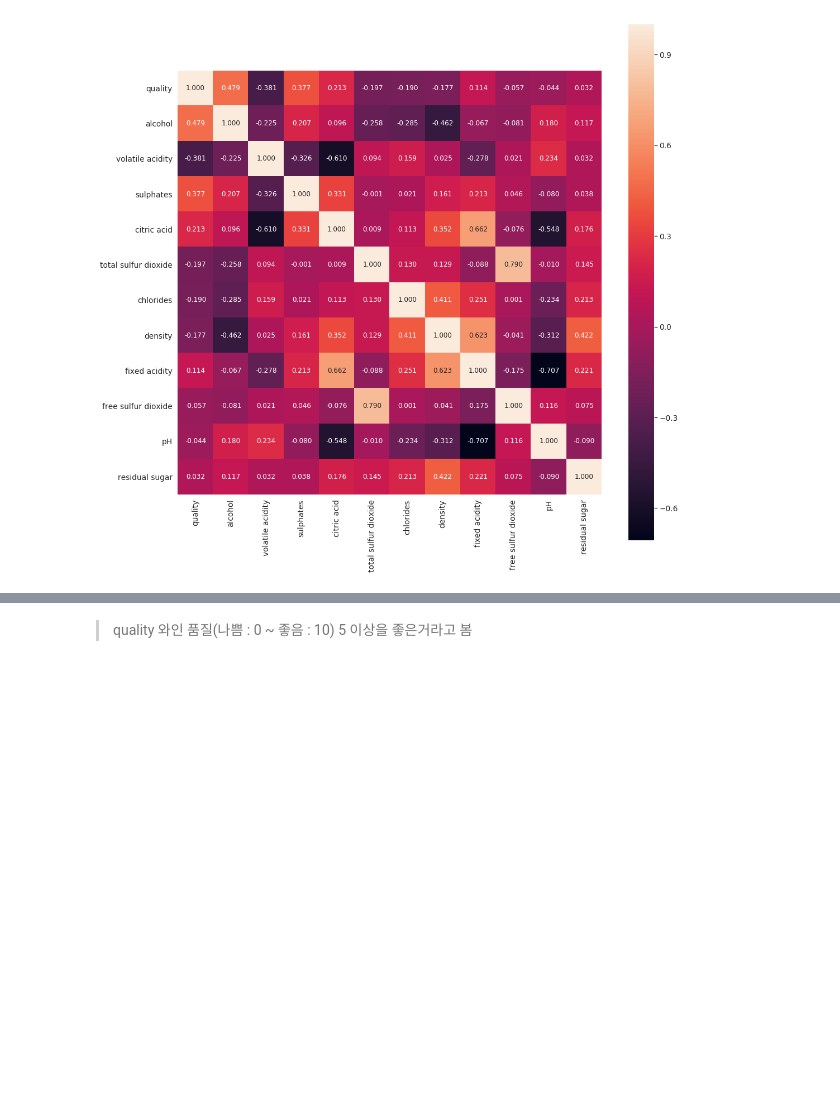
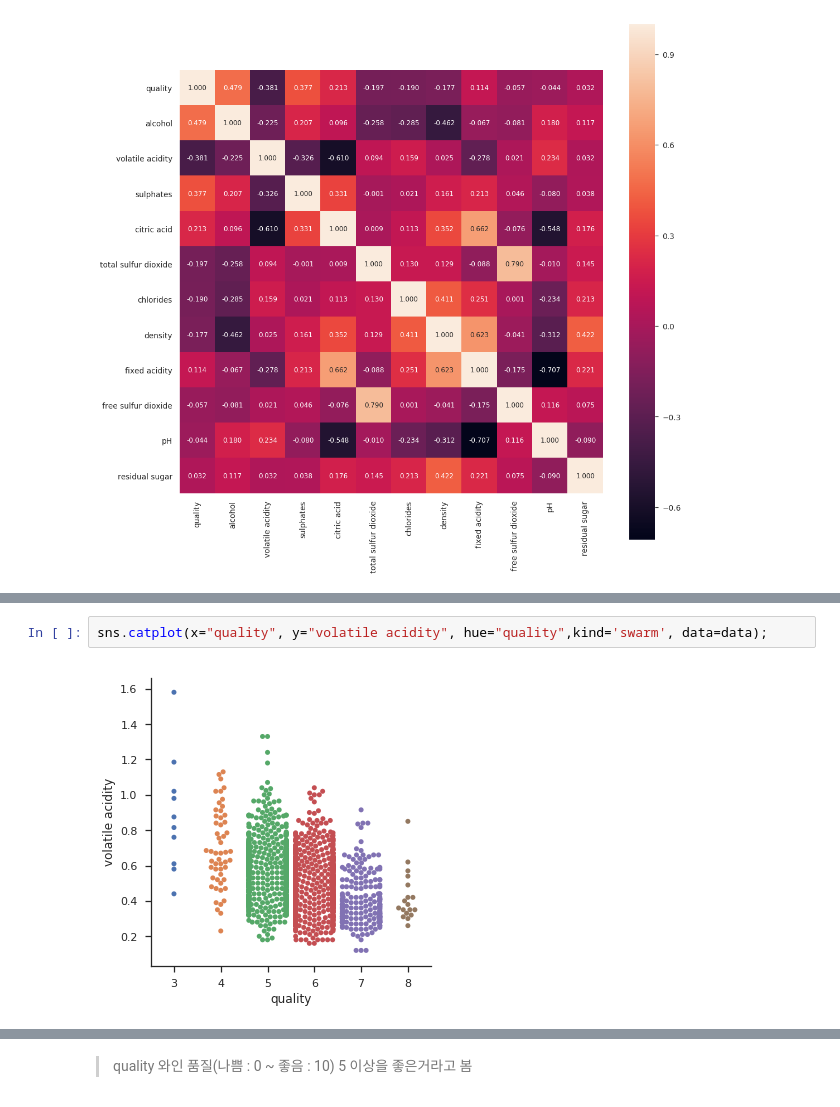
Before and after one commit to wonbae/wine-quality-sales, a Jupyter notebook: Redwine-analysis.ipynb, the cells around one changed output, grey strips where cells are left out. Saved outputs shown, nothing was run; the diff lists cells and outputs as text; blank space fills up the shorter version.

```diff
--- a/Redwine-analysis.ipynb
+++ b/Redwine-analysis.ipynb
@@ -174,0 +210,4 @@ sns.heatmap(cor.astype(float), fmt='.3f', annot=True, square=True , annot_kws={'
+# %%
+sns.catplot(x="quality", y="volatile acidity", hue="quality",kind='swarm', data=data);
+# %% [output]
+[figure, added]
```
Also changed, not shown: parts of 67 cells of this notebook.
